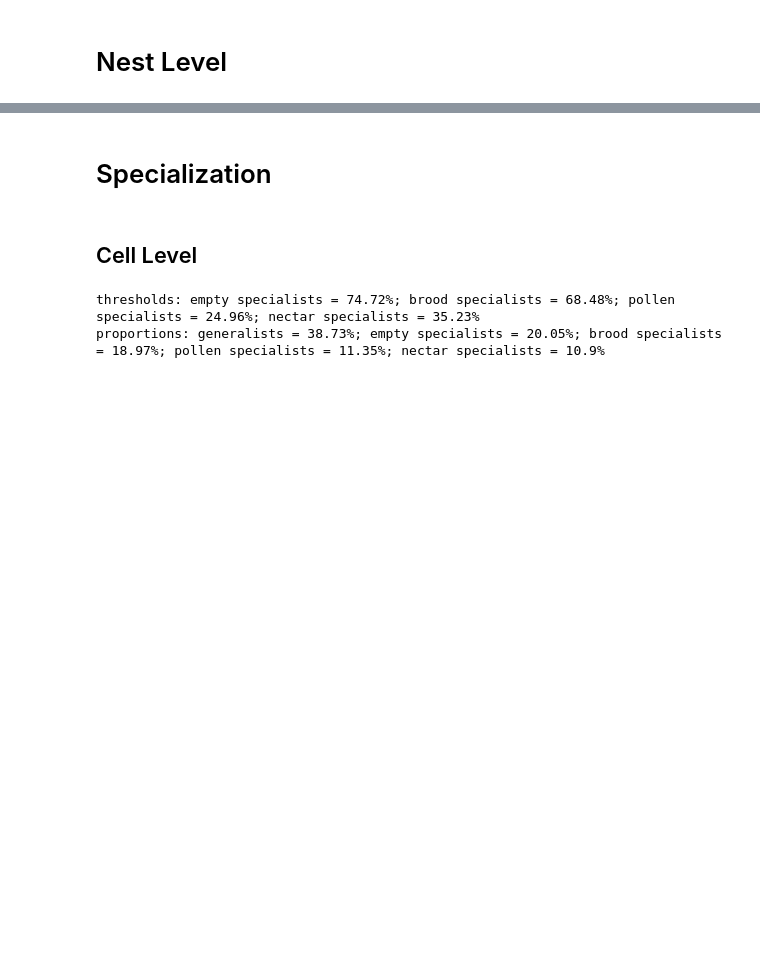
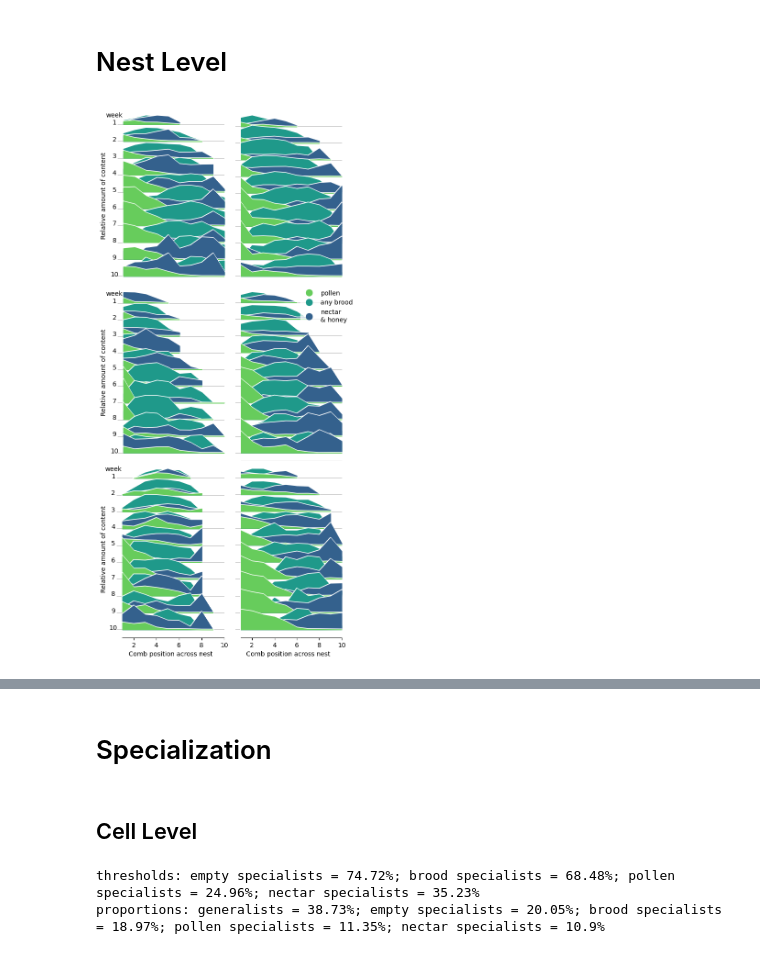
Before and after one commit to jgraving/HoneybeeNestMorphogenesis, a Jupyter notebook: CombContent_Analysis.ipynb, the cells around one changed output, grey strips where cells are left out. Drawn from its saved outputs; the diff is of its cells as text; code cells hidden in the pictures; blank space fills up the shorter version.

```diff
--- a/CombContent_Analysis.ipynb
+++ b/CombContent_Analysis.ipynb
@@ -2723,7 +2712,7 @@ for c in range(6):
     Nmax = np.max(data.week) + 2
     Nmin = np.min(data.week) - 2
     Nlen = int(Nmax - Nmin)
-    cmap = matplotlib.colormaps.get_cmap(colormap)  # (N dropped: sample size set by the linspace below)
+    cmap = matplotlib.cm.get_cmap(colormap, Nlen)
     colors = cmap(np.linspace(0, 1, Nlen))
 
     # figure
@@ -2781,33 +2770,35 @@ for c in range(6):
             zorder = w*5+2
             ax[c].fill_between(x, y, 0 - yoffset*w, alpha=alpha, color=colors[10], zorder=zorder, interpolate=False)
             ax[c].plot(x, y, c="w", lw=lw, zorder=zorder-1)
 
             #legend
             if c==3:
                 legend_elements = [Line2D([0], [0], marker='o', color=colors[10], label='pollen', markersize=10, lw=0),
                                 Line2D([0], [0], marker='o', color=colors[7], label='any brood', markersize=10, lw=0),
                                 Line2D([0], [0], marker='o', color=colors[4], label='nectar\n& honey', markersize=10, lw=0),
                                 ]
                 ax[c].legend(handles=legend_elements, loc='upper right', bbox_to_anchor=(1.1,1), edgecolor='w', facecolor='w', framealpha=.7, ).set_zorder(1000)
             if (c==0)|(c==2)|(c==4):
                 if w==1:
                     ax[c].text(.2, 0 - yoffset*w, 'week\n' + str(w), zorder=1000, ha='center')
                 else:
                     ax[c].text(.2, 0 - yoffset*w, str(w), zorder=1000, ha='center')
     ax[c].set_xlim(np.min(x)-np.max(x)*.1)
     if c>2:
         ax[c].set_xlabel("Comb position across nest")
         ax[c].spines[['left','right','top']].set_visible(False)
         ax[c].spines['bottom'].set_bounds(1, 10)
         ax[c].set_xticks(np.arange(2,12,2))
     else:
         ax[c].set_xticks([])
         ax[c].spines[['bottom','left','right','top']].set_visible(False)
     if (c==0)|(c==2)|(c==4):
         ax[c].set_ylabel("Relative amount of content", labelpad=8)
     ax[c].set_yticks([])
 plt.subplots_adjust(wspace=0, hspace=0)
 # plt.savefig(userpath + 'Ridgeline_AllDDs_Composite_ROSM_3x2_simple_notsmooth.png', dpi=300, bbox_inches='tight',)
+# %% [output]
+[figure, added]
 # %%
 # DRONE AND WORKER COMB DISTRIBUTION
 # all DD colonies TOGETHER REORIENTED
```
Also changed, not shown: parts of 43 cells of this notebook, 1 other file.
